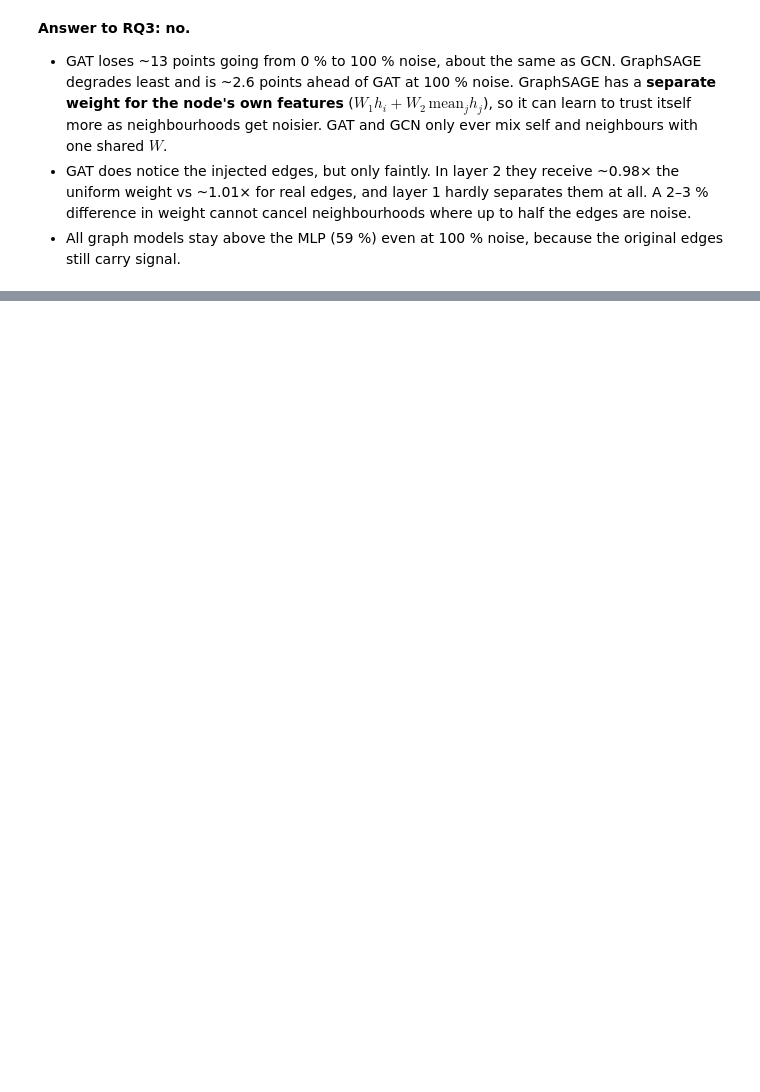
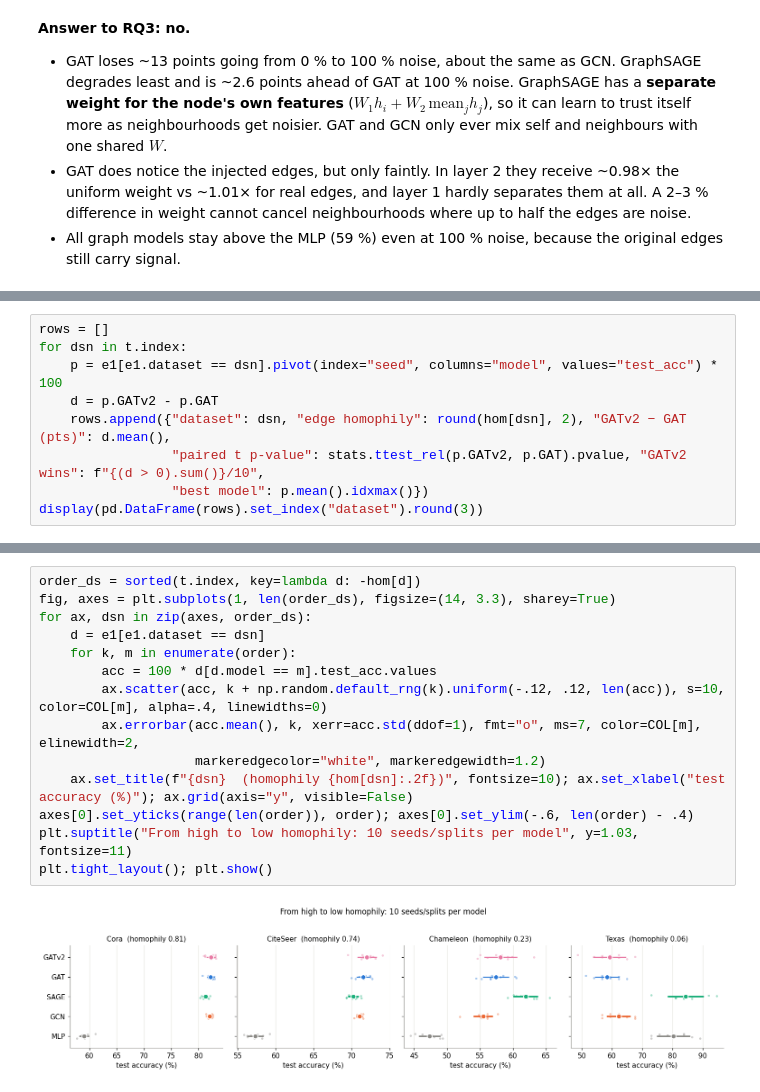
Before and after one commit to YashDolorase/cs545-gat, a Jupyter notebook: GAT_Project.ipynb, the cells around one changed output, grey strips where cells are left out. Cells and saved outputs as stored; diff of their text form; blank space fills up the shorter version.

```diff
--- a/GAT_Project.ipynb
+++ b/GAT_Project.ipynb
@@ -499,0 +619,9 @@ display(t)
+# %%
+rows = []
+for dsn in t.index:
+    p = e1[e1.dataset == dsn].pivot(index="seed", columns="model", values="test_acc") * 100
+    d = p.GATv2 - p.GAT
+    rows.append({"dataset": dsn, "edge homophily": round(hom[dsn], 2), "GATv2 − GAT (pts)": d.mean(),
+                 "paired t p-value": stats.ttest_rel(p.GATv2, p.GAT).pvalue, "GATv2 wins": f"{(d > 0).sum()}/10",
+                 "best model": p.mean().idxmax()})
+display(pd.DataFrame(rows).set_index("dataset").round(3))
@@ -499,0 +635,16 @@ display(t)
+# %%
+order_ds = sorted(t.index, key=lambda d: -hom[d])
+fig, axes = plt.subplots(1, len(order_ds), figsize=(14, 3.3), sharey=True)
+for ax, dsn in zip(axes, order_ds):
+    d = e1[e1.dataset == dsn]
+    for k, m in enumerate(order):
+        acc = 100 * d[d.model == m].test_acc.values
+        ax.scatter(acc, k + np.random.default_rng(k).uniform(-.12, .12, len(acc)), s=10, color=COL[m], alpha=.4, linewidths=0)
+        ax.errorbar(acc.mean(), k, xerr=acc.std(ddof=1), fmt="o", ms=7, color=COL[m], elinewidth=2,
+                    markeredgecolor="white", markeredgewidth=1.2)
+    ax.set_title(f"{dsn}  (homophily {hom[dsn]:.2f})", fontsize=10); ax.set_xlabel("test accuracy (%)"); ax.grid(axis="y", visible=False)
+axes[0].set_yticks(range(len(order)), order); axes[0].set_ylim(-.6, len(order) - .4)
+plt.suptitle("From high to low homophily: 10 seeds/splits per model", y=1.03, fontsize=11)
+plt.tight_layout(); plt.show()
+# %% [output]
+[figure, added]
```
Also changed, not shown: parts of 30 cells of this notebook, 12 other files.
